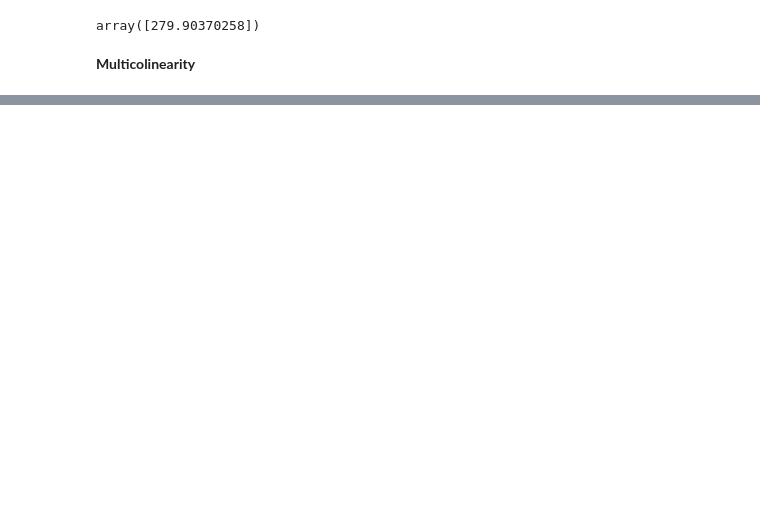
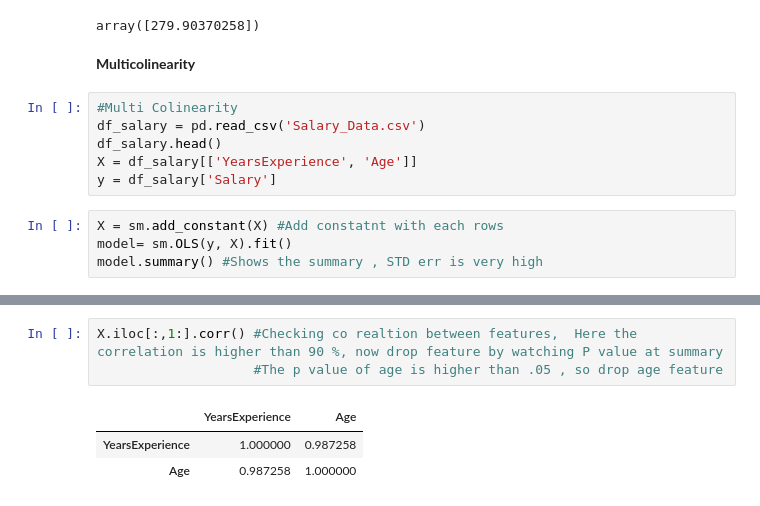
Before and after one commit to Sudipto-dash/ML_Learning, a Jupyter notebook: ipynb/3-6-22.ipynb, the cells around one changed output, grey strips where cells are left out. Saved outputs shown, nothing was run; the diff lists cells and outputs as text; blank space fills up the shorter version.

Commit message:
multi_colinearity
Updated

```diff
--- a/ipynb/3-6-22.ipynb
+++ b/ipynb/3-6-22.ipynb
@@ -154,3 +155,13 @@ ls.predict([X_test[0,:]])
 array([279.90370258])
 # %% [markdown]
 **Multicolinearity**
+# %%
+#Multi Colinearity
+df_salary = pd.read_csv('Salary_Data.csv')
+df_salary.head()
+X = df_salary[['YearsExperience', 'Age']]
+y = df_salary['Salary']
+# %%
+X = sm.add_constant(X) #Add constatnt with each rows
+model= sm.OLS(y, X).fit()
+model.summary() #Shows the summary , STD err is very high
@@ -156,0 +189,7 @@ array([279.90370258])
+# %%
+X.iloc[:,1:].corr() #Checking co realtion between features,  Here the correlation is higher than 90 %, now drop feature by watching P value at summary
+                    #The p value of age is higher than .05 , so drop age feature
+# %% [output]
+|  | YearsExperience | Age |
+| YearsExperience | 1.000000 | 0.987258 |
+| Age | 0.987258 | 1.000000 |
```
Also changed, not shown: parts of 2 cells of this notebook, 2 other files.
